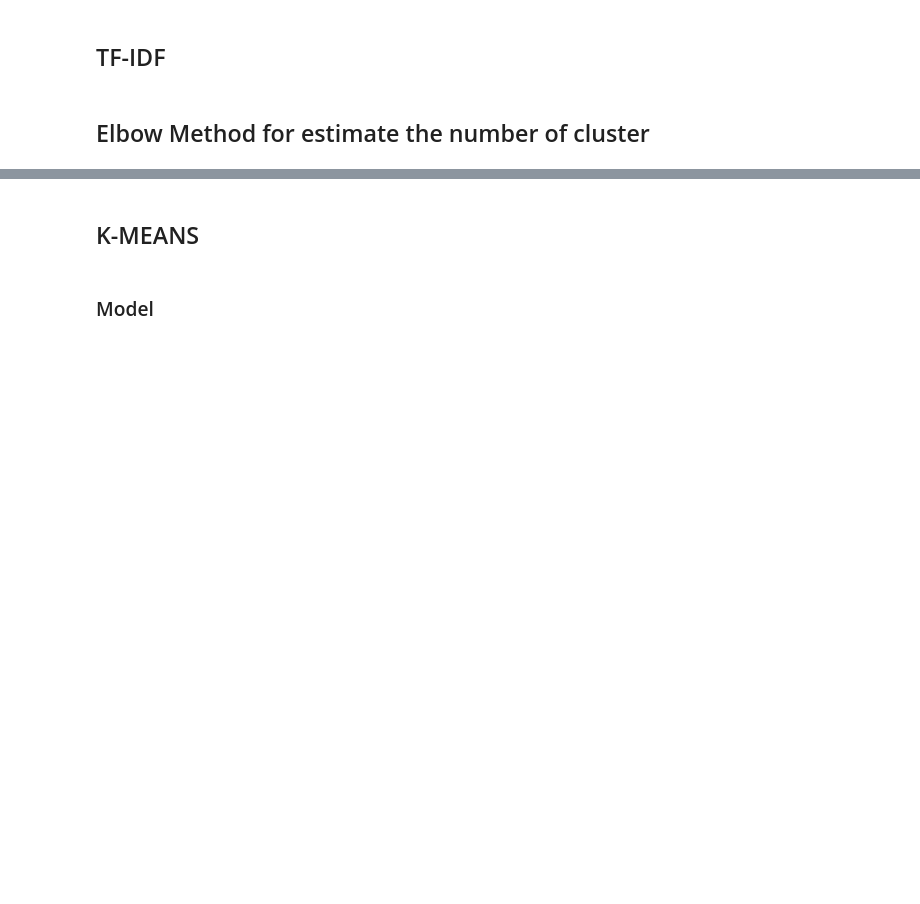
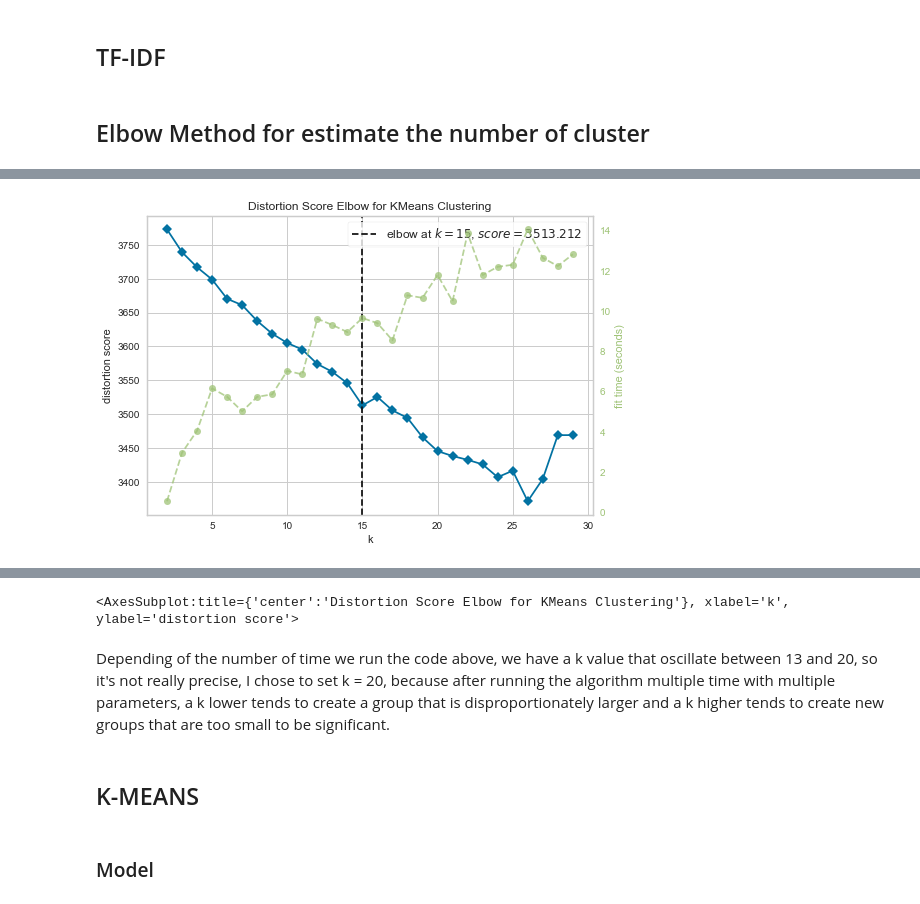
Before and after one commit to rihabbh/Evaluation_Assignment, a Jupyter notebook: Categorization.ipynb, the cells around one changed output, grey strips where cells are left out. Saved outputs shown, nothing was run; the diff lists cells and outputs as text; code cells hidden in the pictures; blank space fills up the shorter version.

```diff
--- a/Categorization.ipynb
+++ b/Categorization.ipynb
@@ -85,12 +106,11 @@ X = vectorizer.fit_transform(dfProduct['Description'])
 # %%
-"""
 %%time
 # Elbow Method for K means# Import ElbowVisualizer
 from yellowbrick.cluster import KElbowVisualizer
 model = KMeans(init='k-means++', max_iter=100, n_init=10)
 # k is range of number of clusters.
 visualizer = KElbowVisualizer(model, k=(2,30), timings= True)
 visualizer.fit(X)        # Fit data to visualizer
 visualizer.show()        # Finalize and render figure'''
-"""
 # %% [output]
+[figure, added]
@@ -98,3 +118,6 @@ visualizer.show()        # Finalize and render figure'''
+<AxesSubplot:title={'center':'Distortion Score Elbow for KMeans Clustering'}, xlabel='k', ylabel='distortion score'>
+# %% [markdown]
+Depending of the number of time we run the code above, we have a k value that oscillate between 13 and 20, so it's not really precise, I chose to set k = 20, because after running the algorithm  multiple time with multiple parameters, a k lower tends to create a group that is disproportionately larger and a k higher tends to create new groups that are too small to be significant.
 # %% [markdown]
 ## K-MEANS
 # %% [markdown]
```
Also changed, not shown: parts of 7 cells of this notebook, 4 other files.
